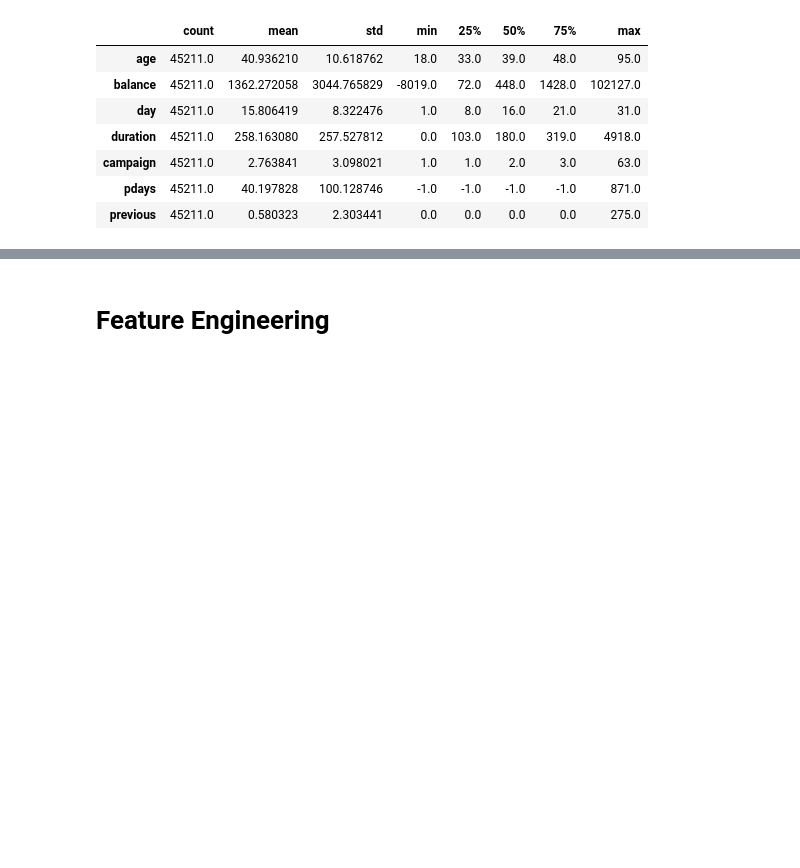
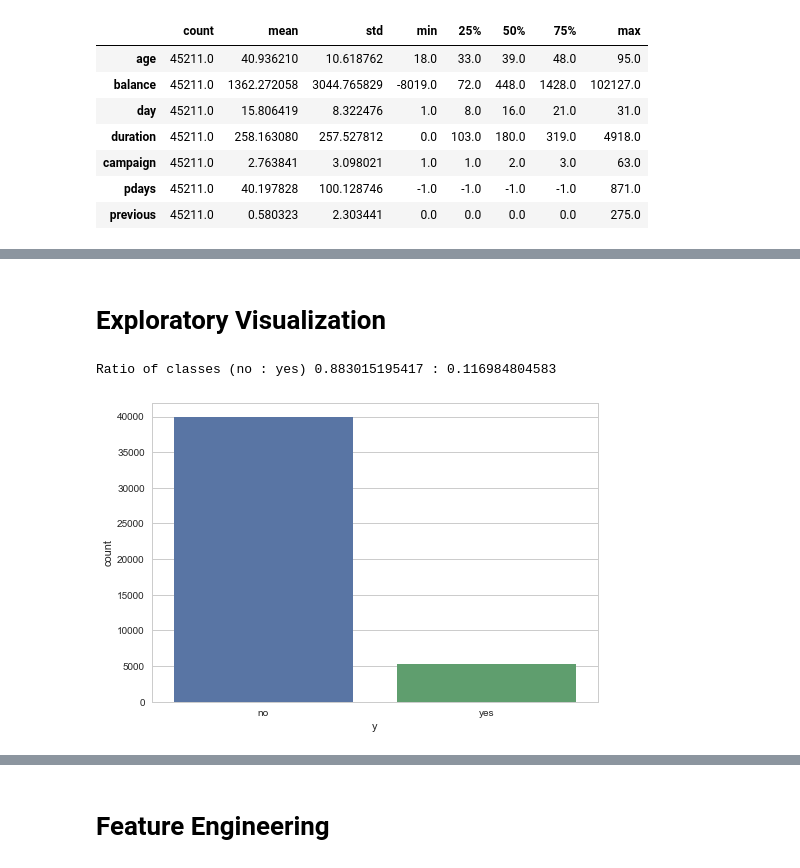
Before and after one commit to prakhardogra921/Bank-Marketing-Classification, a Jupyter notebook: 1.ipynb, the cells around one changed output, grey strips where cells are left out. Drawn from its saved outputs; the diff is of its cells as text; code cells hidden in the pictures; blank space fills up the shorter version.

```diff
--- a/1.ipynb
+++ b/1.ipynb
@@ -18,9 +18,12 @@ from sklearn.preprocessing import MinMaxScaler, LabelEncoder
 from matplotlib import pyplot as plt
 import seaborn as sns
 from sklearn.decomposition import PCA
-import time
+from matplotlib import pylab
 %matplotlib notebook
 %matplotlib inline
+pylab.rcParams['figure.figsize'] = (3, 3)
+sns.set(style="white")
+sns.set(style="whitegrid", color_codes=True)
 # %% [markdown]
 # Reading the Dataset
 # %%
@@ -46,0 +94,10 @@ df.describe().T
+# %% [markdown]
+# Exploratory Visualization
+# %%
+ratio = df.y[df.y == "yes"].count() / df.y.shape[0]
+print('Ratio of classes (no : yes)', 1- ratio, ':', ratio)
+sns.countplot(df.y)
+plt.show()
+# %% [output]
+Ratio of classes (no : yes) 0.883015195417 : 0.116984804583
+[figure, added]
```
Also changed, not shown: parts of 38 cells of this notebook, 10 other files.
